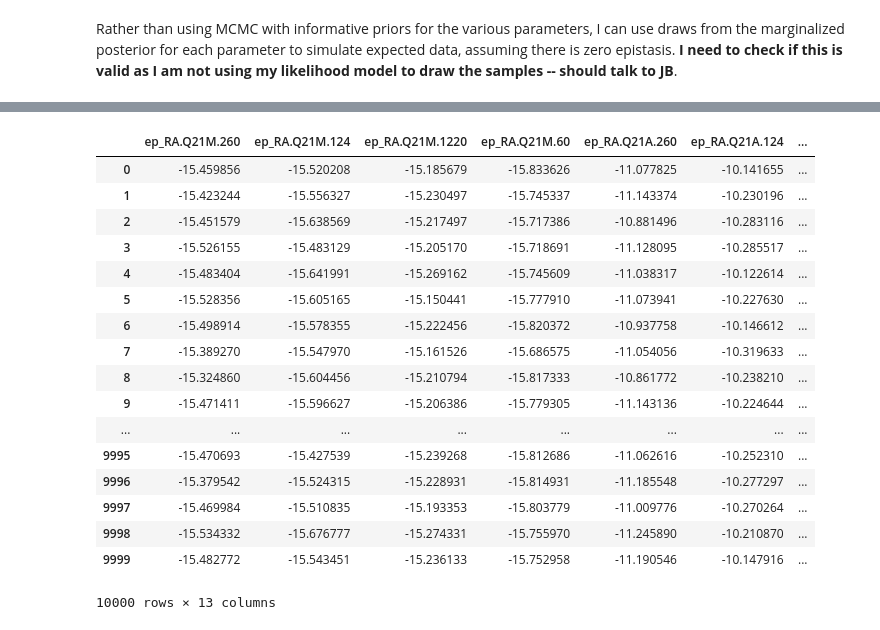
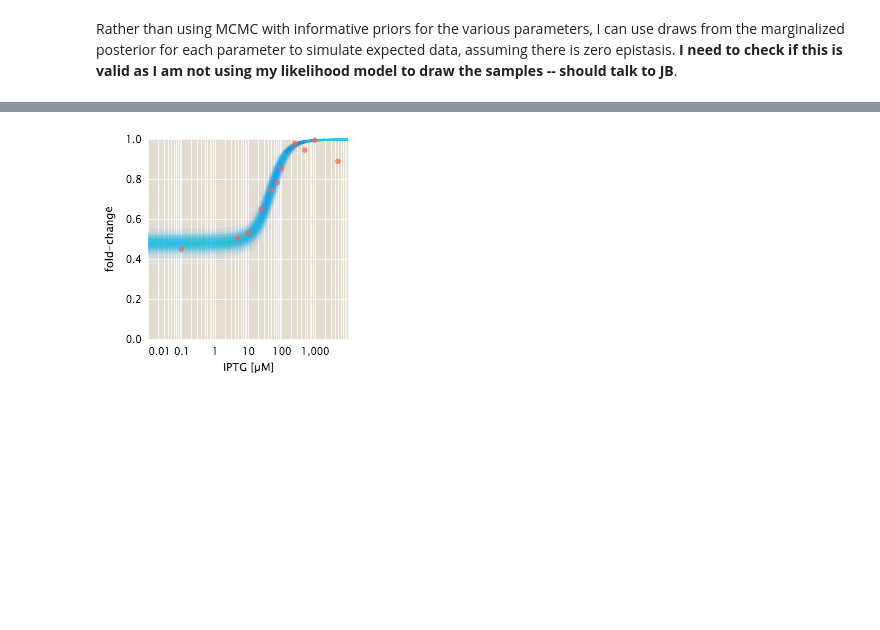
Before and after one commit to RPGroup-PBoC/mwc_mutants, a Jupyter notebook: code/analysis/complete_analysis.ipynb, the cells around one changed output, grey strips where cells are left out. Cells and saved outputs as stored; diff of their text form; code cells hidden in the pictures; blank space fills up the shorter version.

```diff
--- a/code/analysis/complete_analysis.ipynb
+++ b/code/analysis/complete_analysis.ipynb
@@ -599,21 +576,42 @@ Name: ep_RA.Q21M.260, Length: 10000, dtype: float64
-# %%
-prof_ind_df
-# %% [output]
-|  | ep_RA.Q21M.260 | ep_RA.Q21M.124 | ep_RA.Q21M.1220 | ep_RA.Q21M.60 | ep_RA.Q21A.260 | ep_RA.Q21A.124 | ... |
-| 0 | -15.459856 | -15.520208 | -15.185679 | -15.833626 | -11.077825 | -10.141655 | ... |
-| 1 | -15.423244 | -15.556327 | -15.230497 | -15.745337 | -11.143374 | -10.230196 | ... |
-| 2 | -15.451579 | -15.638569 | -15.217497 | -15.717386 | -10.881496 | -10.283116 | ... |
-| 3 | -15.526155 | -15.483129 | -15.205170 | -15.718691 | -11.128095 | -10.285517 | ... |
-| 4 | -15.483404 | -15.641991 | -15.269162 | -15.745609 | -11.038317 | -10.122614 | ... |
-| 5 | -15.528356 | -15.605165 | -15.150441 | -15.777910 | -11.073941 | -10.227630 | ... |
-| 6 | -15.498914 | -15.578355 | -15.222456 | -15.820372 | -10.937758 | -10.146612 | ... |
-| 7 | -15.389270 | -15.547970 | -15.161526 | -15.686575 | -11.054056 | -10.319633 | ... |
-| 8 | -15.324860 | -15.604456 | -15.210794 | -15.817333 | -10.861772 | -10.238210 | ... |
-| 9 | -15.471411 | -15.596627 | -15.206386 | -15.779305 | -11.143136 | -10.224644 | ... |
-| ... | ... | ... | ... | ... | ... | ... | ... |
-| 9995 | -15.470693 | -15.427539 | -15.239268 | -15.812686 | -11.062616 | -10.252310 | ... |
-| 9996 | -15.379542 | -15.524315 | -15.228931 | -15.814931 | -11.185548 | -10.277297 | ... |
-| 9997 | -15.469984 | -15.510835 | -15.193353 | -15.803779 | -11.009776 | -10.270264 | ... |
-| 9998 | -15.534332 | -15.676777 | -15.274331 | -15.755970 | -11.245890 | -10.210870 | ... |
-| 9999 | -15.482772 | -15.543451 | -15.236133 | -15.752958 | -11.190546 | -10.147916 | ... |
-10000 rows × 13 columns
+# %%
+prof_ind_df = pd.read_csv('../../data/csv/DNA_binding_energy_induction_profile_samples.csv')
+kaki_df = pd.read_csv('../../data/csv/KaKi_fitting_samples.csv')
+kaki_allo_df = pd.read_csv('../../data/csv/KaKi_fitting_variable_epAI_samples.csv')
+
+# Look at one double mutant -- Q21M-F164T
+epRA_dbl_samples = prof_ind_df['ep_RA.Y20I.260']
+kaki_dbl_samples = kaki_df[['Ka.Q294V', 'Ki.Q294V']]
+
+# Draw 1000 random samples of each
+epRA_draws = epRA_dbl_samples.sample(1000, replace=True)
+kaki_draws = kaki_dbl_samples.sample(1000, replace=True)
+c_range = np.logspace(-2, 4, 200)
+
+dfs = []
+# Iterate through each draw and evaluate the fold-change.
+for i in range(1000):
+    arch = mut.thermo.SimpleRepression(R=260, ep_r=epRA_draws.values[i], ep_ai=constants['ep_AI'],
+                                      ka=kaki_draws['Ka.Q294V'].values[i],
+                                      ki=kaki_draws['Ki.Q294V'].values[i], n_sites=constants['n_sites'],
+                                      effector_conc=c_range, n_ns=constants['Nns']).fold_change()
+    # Assemble the data frame.
+    _df = pd.DataFrame(np.array([c_range, arch]).T, columns=['IPTGuM', 'fold_change'])
+    _df['draw'] = i+1
+    dfs.append(_df)
+draws_df = pd.concat(dfs, sort=False)
+# %%
+# plot the draws.
+draws = alt.Chart(draws_df).mark_line(color='dodgerblue', opacity=0.01).encode(
+                x=alt.X('IPTGuM:Q', scale={'type':'log'}, axis={'title':'IPTG [µM]'}),
+                y=alt.Y('fold_change:Q', axis={'title':'fold-change'}),
+                detail='draw:N')
+
+# Show the points
+dbl_points = DBL_summ[DBL_summ['mutant']=='Y20I-Q294V']
+points = alt.Chart(dbl_points[dbl_points['IPTGuM'] > 0]).mark_point(color='tomato', filled=True).encode(
+            x='IPTGuM',
+            y='mean')
+
+draws + points
+# %% [output]
+[figure, added]
```
Also changed, not shown: parts of 9 cells of this notebook.
